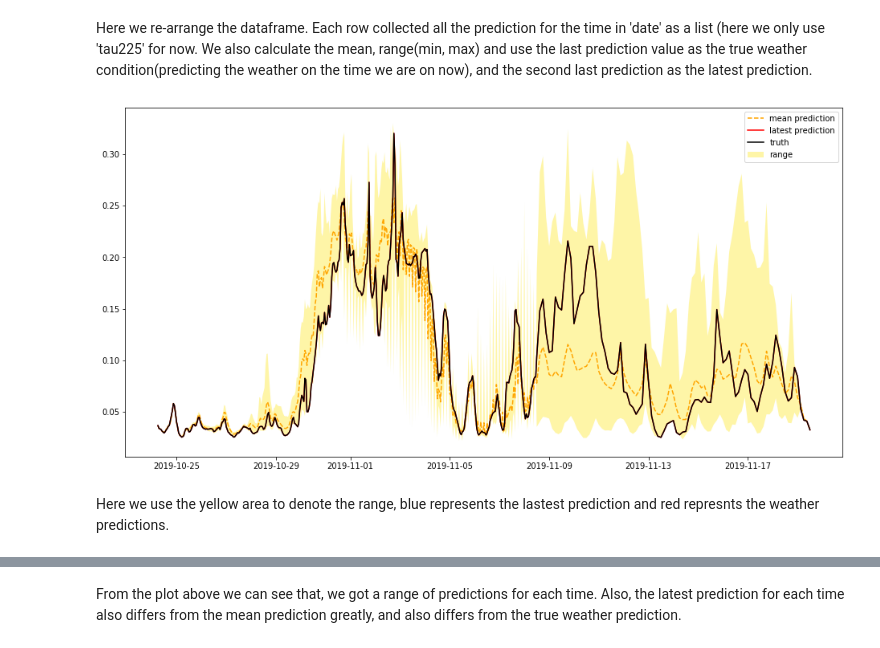
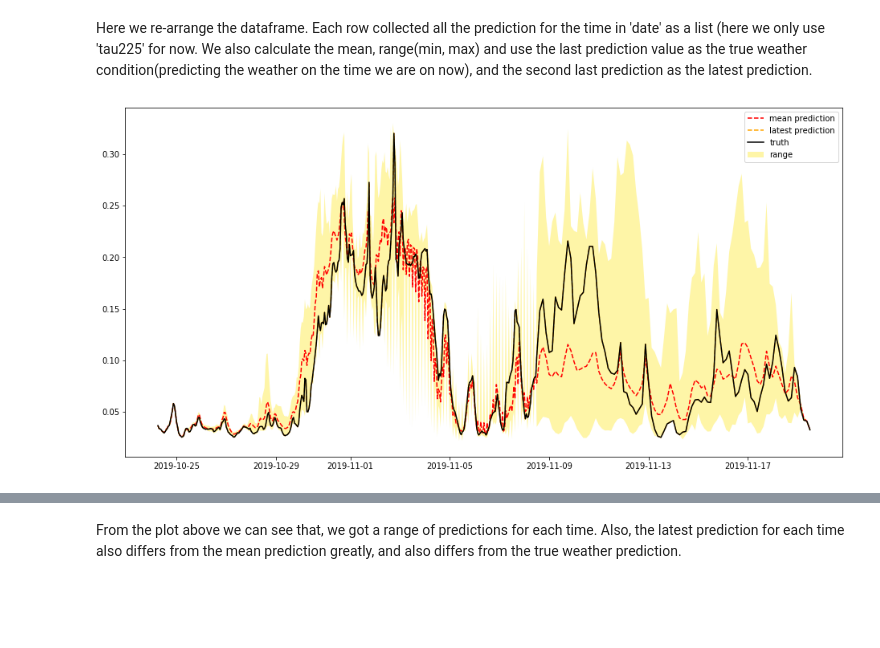
Before and after one commit to Ziyi415/AC297r_2019_BlackHole, a Jupyter notebook: notebooks/EDA_updated.ipynb, the cells around one changed output, grey strips where cells are left out. Drawn from its saved outputs; the diff is of its cells as text; code cells hidden in the pictures; blank space fills up the shorter version.

Commit message:
LT2 Plots

```diff
--- a/notebooks/EDA_updated.ipynb
+++ b/notebooks/EDA_updated.ipynb
@@ -148,12 +148,10 @@ df_tau_all.iloc[20:25]
 Here we re-arrange the dataframe. Each row collected all the prediction for the time in 'date' as a list (here we only use 'tau225' for now. We also calculate the mean, range(min, max) and use the last prediction value as the true weather condition(predicting the weather on the time we are on now), and the second last prediction as the latest prediction.
 # %%
 plt.figure(figsize = (16,8))
-plt.plot(df_tau_all.date, df_tau_all.tau225_mean, c = 'orange', ls = '--', label = 'mean prediction')
-plt.plot(df_tau_all.date, df_tau_all.tau225_latest, c = 'r', label = 'latest prediction')
+plt.plot(df_tau_all.date, df_tau_all.tau225_mean, c = 'r', ls = '--',label = 'mean prediction')
+plt.plot(df_tau_all.date, df_tau_all.tau225_latest, c = 'orange', ls = '--', label = 'latest prediction')
 plt.plot(df_tau_all.date, df_tau_all.tau225_latest, c = 'black', label = 'truth')
 plt.fill_between(df_tau_all.date.values, df_tau_all.tau225_max, df_tau_all.tau225_min, alpha = 0.4, label = 'range');
 plt.legend();
 # %% [output]
-[figure, old version]
+[figure, new version]
-# %% [markdown]
-Here we use the yellow area to denote the range, blue represents the lastest prediction and red represnts the weather predictions.
```
Also changed, not shown: parts of 6 cells of this notebook.
